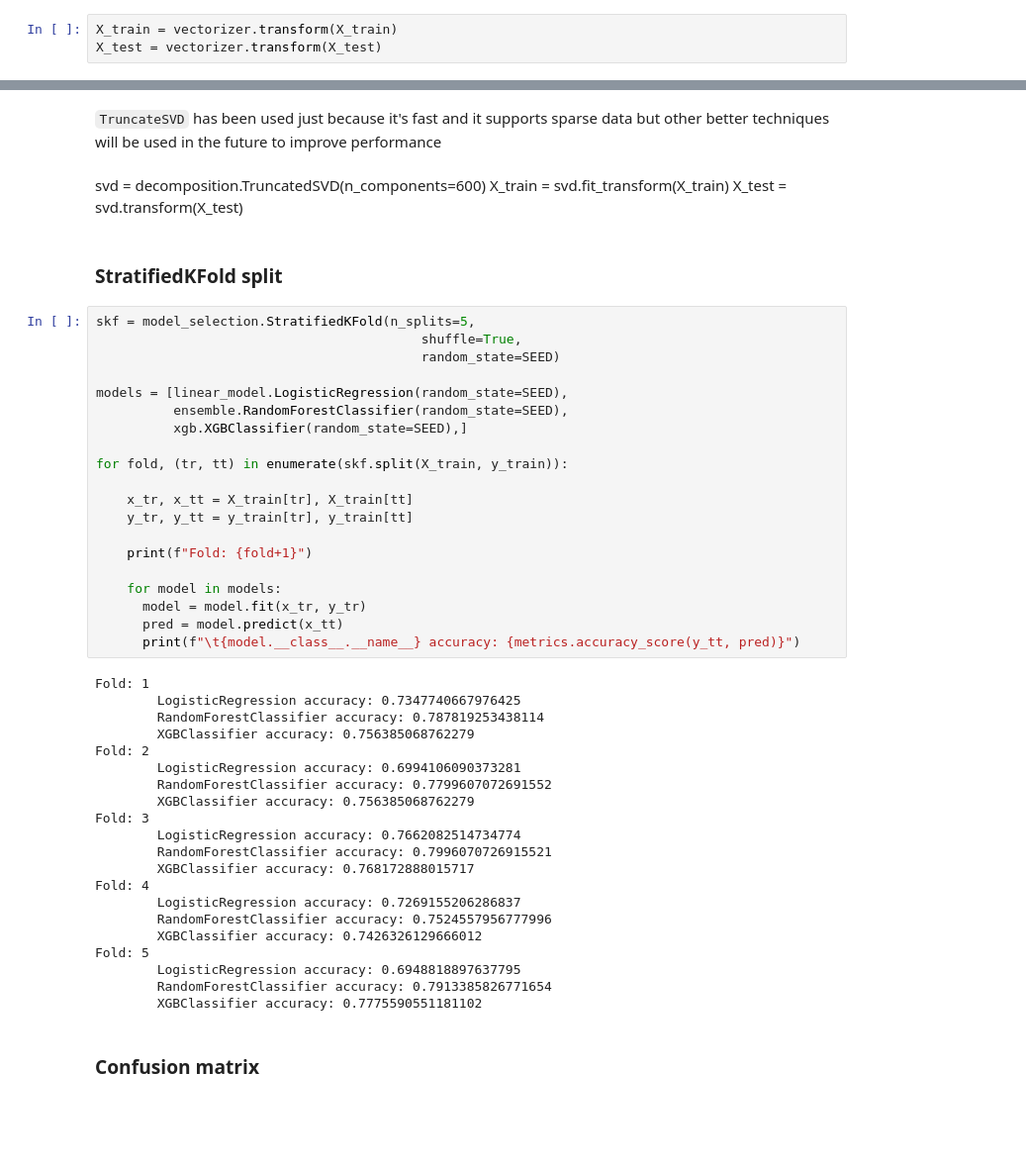
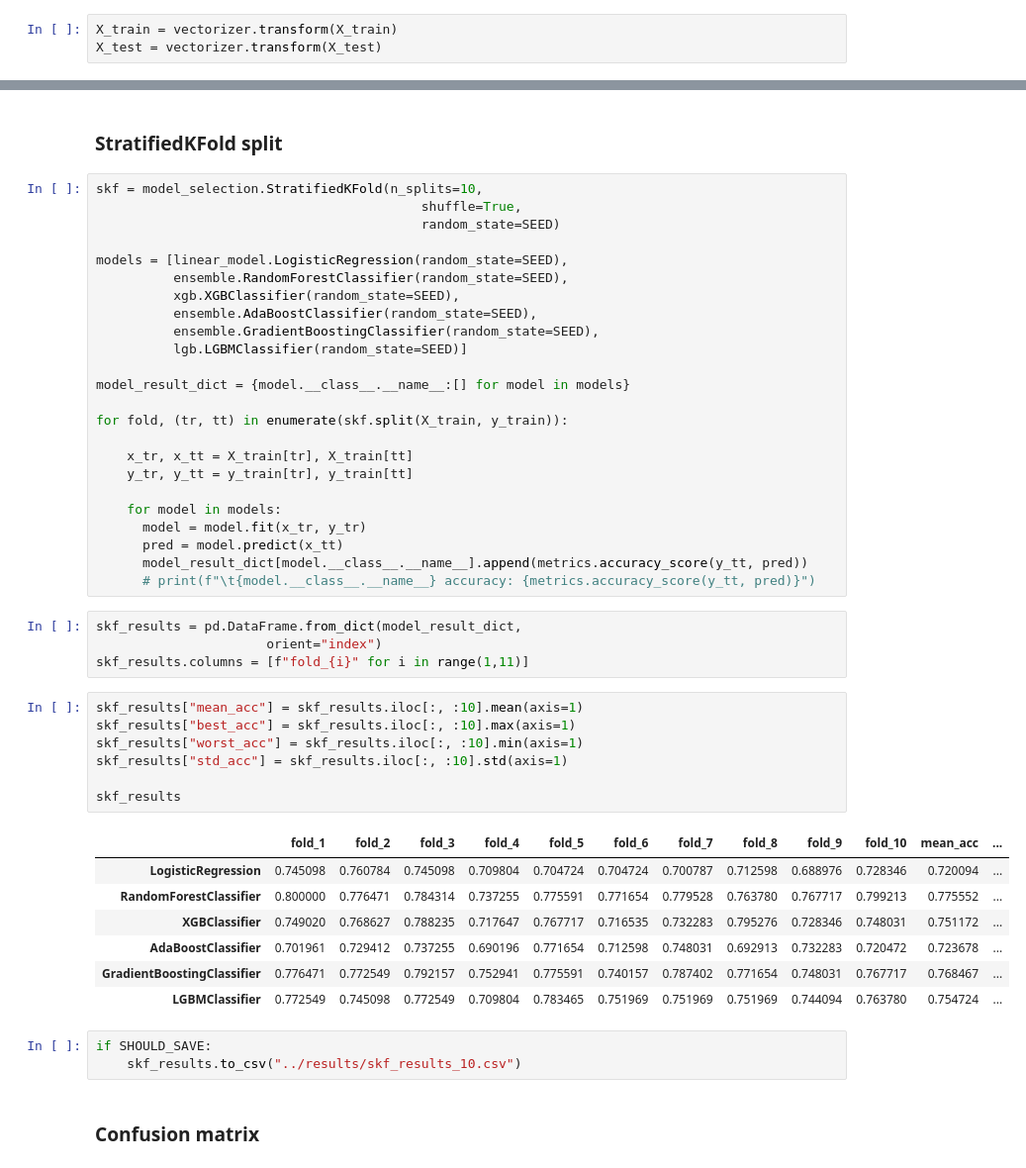
Before and after one commit to SkAndMl/question_tagging, a Jupyter notebook: notebooks/QuestionTagging1.ipynb, the cells around one changed output, grey strips where cells are left out. Shown at 99% size. Drawn from its saved outputs; the diff is of its cells as text; blank space fills up the shorter version.

```diff
--- a/notebooks/QuestionTagging1.ipynb
+++ b/notebooks/QuestionTagging1.ipynb
@@ -267,52 +275,51 @@ This **sparse data of 5000** dimensions is too large for the model to train quic
-# %% [markdown]
-`TruncateSVD` has been used just because it's fast and it supports sparse data but other better techniques will be used in the future to improve performance
-# %% [markdown]
-svd = decomposition.TruncatedSVD(n_components=600)
-X_train = svd.fit_transform(X_train)
-X_test = svd.transform(X_test)
 # %% [markdown]
 ### StratifiedKFold split
 # %%
-skf = model_selection.StratifiedKFold(n_splits=5,
+skf = model_selection.StratifiedKFold(n_splits=10,
                                           shuffle=True,
                                           random_state=SEED)
 
 models = [linear_model.LogisticRegression(random_state=SEED),
           ensemble.RandomForestClassifier(random_state=SEED),
-          xgb.XGBClassifier(random_state=SEED),]
+          xgb.XGBClassifier(random_state=SEED),
+          ensemble.AdaBoostClassifier(random_state=SEED),
+          ensemble.GradientBoostingClassifier(random_state=SEED),
+          lgb.LGBMClassifier(random_state=SEED)]
+
+model_result_dict = {model.__class__.__name__:[] for model in models}
 
 for fold, (tr, tt) in enumerate(skf.split(X_train, y_train)):
 
     x_tr, x_tt = X_train[tr], X_train[tt]
     y_tr, y_tt = y_train[tr], y_train[tt]
 
-    print(f"Fold: {fold+1}")
-
     for model in models:
       model = model.fit(x_tr, y_tr)
       pred = model.predict(x_tt)
-      print(f"\t{model.__class__.__name__} accuracy: {metrics.accuracy_score(y_tt, pred)}")
+      model_result_dict[model.__class__.__name__].append(metrics.accuracy_score(y_tt, pred))
+      # print(f"\t{model.__class__.__name__} accuracy: {metrics.accuracy_score(y_tt, pred)}")
-# %% [output]
-Fold: 1
-        LogisticRegression accuracy: 0.7347740667976425
-        RandomForestClassifier accuracy: 0.787819253438114
-        XGBClassifier accuracy: 0.756385068762279
-Fold: 2
-        LogisticRegression accuracy: 0.6994106090373281
-        RandomForestClassifier accuracy: 0.7799607072691552
-        XGBClassifier accuracy: 0.756385068762279
-Fold: 3
-        LogisticRegression accuracy: 0.7662082514734774
-        RandomForestClassifier accuracy: 0.7996070726915521
-        XGBClassifier accuracy: 0.768172888015717
-Fold: 4
-        LogisticRegression accuracy: 0.7269155206286837
-        RandomForestClassifier accuracy: 0.7524557956777996
-        XGBClassifier accuracy: 0.7426326129666012
-Fold: 5
-        LogisticRegression accuracy: 0.6948818897637795
-        RandomForestClassifier accuracy: 0.7913385826771654
-        XGBClassifier accuracy: 0.7775590551181102
+# %%
+skf_results = pd.DataFrame.from_dict(model_result_dict,
+                      orient="index")
+skf_results.columns = [f"fold_{i}" for i in range(1,11)]
+# %%
+skf_results["mean_acc"] = skf_results.iloc[:, :10].mean(axis=1)
+skf_results["best_acc"] = skf_results.iloc[:, :10].max(axis=1)
+skf_results["worst_acc"] = skf_results.iloc[:, :10].min(axis=1)
+skf_results["std_acc"] = skf_results.iloc[:, :10].std(axis=1)
+
+skf_results
+# %% [output]
+|  | fold_1 | fold_2 | fold_3 | fold_4 | fold_5 | fold_6 | fold_7 | fold_8 | fold_9 | fold_10 | mean_acc | ... |
+| LogisticRegression | 0.745098 | 0.760784 | 0.745098 | 0.709804 | 0.704724 | 0.704724 | 0.700787 | 0.712598 | 0.688976 | 0.728346 | 0.720094 | ... |
+| RandomForestClassifier | 0.800000 | 0.776471 | 0.784314 | 0.737255 | 0.775591 | 0.771654 | 0.779528 | 0.763780 | 0.767717 | 0.799213 | 0.775552 | ... |
+| XGBClassifier | 0.749020 | 0.768627 | 0.788235 | 0.717647 | 0.767717 | 0.716535 | 0.732283 | 0.795276 | 0.728346 | 0.748031 | 0.751172 | ... |
+| AdaBoostClassifier | 0.701961 | 0.729412 | 0.737255 | 0.690196 | 0.771654 | 0.712598 | 0.748031 | 0.692913 | 0.732283 | 0.720472 | 0.723678 | ... |
+| GradientBoostingClassifier | 0.776471 | 0.772549 | 0.792157 | 0.752941 | 0.775591 | 0.740157 | 0.787402 | 0.771654 | 0.748031 | 0.767717 | 0.768467 | ... |
+| LGBMClassifier | 0.772549 | 0.745098 | 0.772549 | 0.709804 | 0.783465 | 0.751969 | 0.751969 | 0.751969 | 0.744094 | 0.763780 | 0.754724 | ... |
+# %%
+if SHOULD_SAVE:
+    skf_results.to_csv("../results/skf_results_10.csv")
 # %% [markdown]
 ### Confusion matrix
 # %% [markdown]
```
Also changed, not shown: parts of 24 cells of this notebook.
